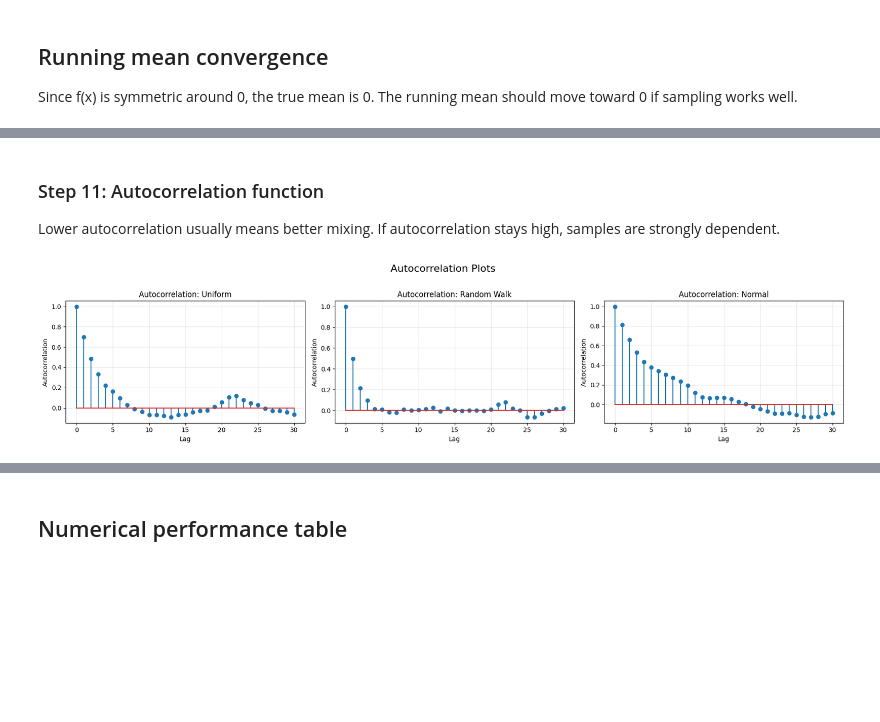
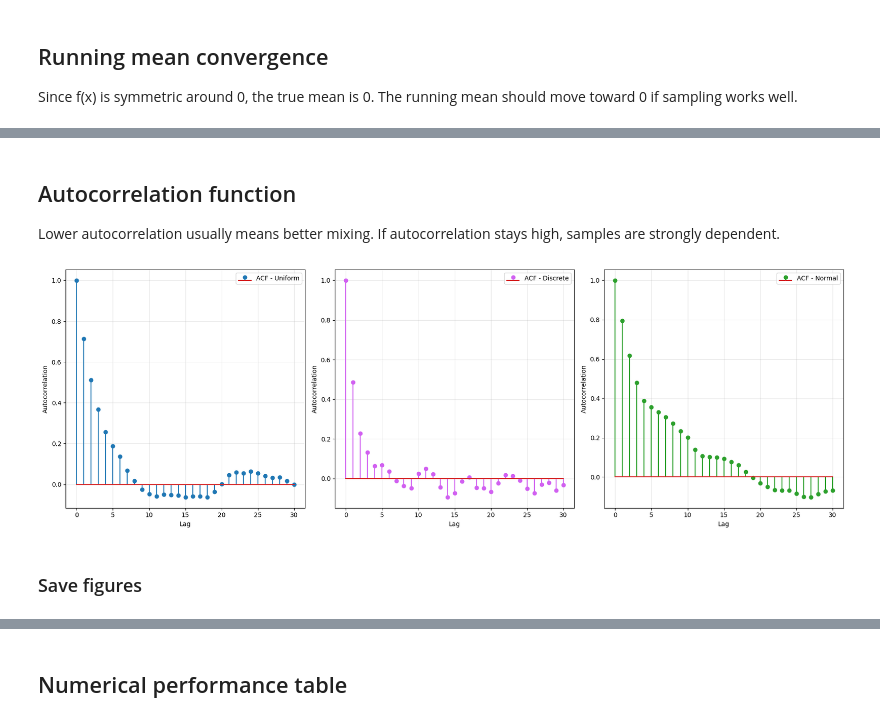
Before and after one commit to wakeupat4am/MATH4010--Advanced-Prob-Stat----Final-Project, a Jupyter notebook: Problem & Visualization/Problem 2/Problem_2.ipynb, the cells around one changed output, grey strips where cells are left out. Saved outputs shown, nothing was run; the diff lists cells and outputs as text; code cells hidden in the pictures; blank space fills up the shorter version.

```diff
--- a/Problem & Visualization/Problem 2/Problem_2.ipynb
+++ b/Problem & Visualization/Problem 2/Problem_2.ipynb
@@ -127,7 +140,7 @@ true_density = target_fn(x_vals, Z)
 N = 1000
 B1, B2, B3 = 30, 30, 30
 UNIFORM_STEP = 1
-RW_STEP = 1
+DISCRETE_STEP = 1
 SIGMA = 0.5
 INITIAL_X = 0.0
 metropolis_results = {}
@@ -138,14 +151,14 @@ true_density = target_fn(x_vals, Z)
 # Metropolis samples
 samples_uniform, acc_uniform = universal_metropolis_sampler(dist="uniform", num_samples=N, z=Z,
                                                             initial_x=INITIAL_X, step_size=UNIFORM_STEP)
-samples_rw, acc_rw = universal_metropolis_sampler(dist="rw", num_samples=N, z=Z,
-                                                  initial_x=INITIAL_X, step_size=RW_STEP)
+samples_discrete, acc_discrete = universal_metropolis_sampler(dist="discrete", num_samples=N, z=Z,
+                                                  initial_x=INITIAL_X, step_size=DISCRETE_STEP)
 samples_normal, acc_normal = universal_metropolis_sampler(dist="normal", num_samples=N, z=Z,
                                                           initial_x=INITIAL_X, sigma=SIGMA)
 
 # Save results
 metropolis_results["Uniform"] = {"samples": samples_uniform, "acceptance_rate": acc_uniform}
-metropolis_results["Random Walk"] = {"samples": samples_rw, "acceptance_rate": acc_rw}
+metropolis_results["Discrete"] = {"samples": samples_discrete, "acceptance_rate": acc_discrete}
 metropolis_results["Normal"] = {"samples": samples_normal, "acceptance_rate": acc_normal}
 # %% [output]
 Acceptance rate: 0.7197
@@ -210,23 +333,24 @@ plt.show()
 ## Running mean convergence
 Since f(x) is symmetric around 0, the true mean is 0. The running mean should move toward 0 if sampling works well.
 # %%
-fig, axes = plt.subplots(1, 3, figsize=(18, 4))
+fig, axes = plt.subplots(1, 3, figsize=(18, 6))
 
 for ax, (proposal_name, result) in zip(axes, metropolis_results.items()):
 
     samples = result["samples"]
     running_mean = np.cumsum(samples) / np.arange(1, len(samples) + 1)
 
-    ax.plot(running_mean, linewidth=1.5, label="Running mean")
-    ax.axhline(0, linestyle="--", linewidth=1.5, label="True mean = 0")
+    ax.plot(running_mean, linewidth=1.5, color=PROPOSAL_COLORS[proposal_name], label=f"Running mean - {proposal_name}")
+    ax.axhline(0, linestyle="--", linewidth=1.5, color="#666666", label="True mean = 0")
 
-    ax.set_title(f"Running Mean: {proposal_name}")
     ax.set_xlabel("Iteration")
     ax.set_ylabel("Mean estimate")
     ax.grid(True, alpha=0.3)
     ax.legend(fontsize=8)
+    sample_mean = np.mean(samples)
+    print(f"{proposal_name} sample mean: {sample_mean:.4f}")
 
-plt.suptitle("Running Mean Convergence", fontsize=16, y=1.02)
+plt.suptitle("Running Mean Convergence", fontsize=16)
 plt.tight_layout()
 plt.show()
 # %% [output]
@@ -233,0 +363,14 @@ plt.show()
+# %%
+for proposal_name, result in metropolis_results.items():
+
+    samples = result["samples"]
+    running_mean = np.cumsum(samples) / np.arange(1, len(samples) + 1)
+
+    plt.plot(running_mean, linewidth=1.5, color=PROPOSAL_COLORS[proposal_name], label=f"Running mean - {proposal_name}")
+    plt.axhline(0, linestyle="--", linewidth=1.5, color="#666666", label="True mean = 0")
+    plt.xlabel("Iteration")
+    plt.ylabel("Mean estimate")
+    plt.grid(True, alpha=0.3)
+    plt.legend(fontsize=8)
+    plt.savefig(f"../../Figures/running_mean_{proposal_name}_2c", dpi=800)
+    plt.show()
@@ -234,5 +381,5 @@ plt.show()
 # %% [markdown]
-### Step 11: Autocorrelation function
+## Autocorrelation function
 Lower autocorrelation usually means better mixing. If autocorrelation stays high, samples are strongly dependent.
 # %%
 def autocorrelation(samples, max_lag=50):
@@ -260,26 +407,30 @@ def autocorrelation(samples, max_lag=50):
 # %%
 max_lag = 30
 
-fig, axes = plt.subplots(1, 3, figsize=(18, 4))
+
+fig, axes = plt.subplots(1, 3, figsize=(18, 6))
 axes = axes.flatten()
 
 for ax, (proposal_name, result) in zip(axes, metropolis_results.items()):
 
     samples = result["samples"]
     acf_values = autocorrelation(samples, max_lag=max_lag)
 
     markerline, stemlines, baseline = ax.stem(
         range(max_lag + 1),
-        acf_values
+        acf_values, label=f'ACF - {proposal_name}'
     )
+    plt.setp(markerline, color=PROPOSAL_COLORS[proposal_name])
+    plt.setp(stemlines, color=PROPOSAL_COLORS[proposal_name])
+    ax.legend()
 
-    ax.set_title(f"Autocorrelation: {proposal_name}")
     ax.set_xlabel("Lag")
     ax.set_ylabel("Autocorrelation")
     ax.grid(True, alpha=0.3)
 
-plt.suptitle("Autocorrelation Plots", fontsize=16, y=1.02)
 plt.tight_layout()
 plt.show()
 # %% [output]
-[figure, old version]
+[figure, new version]
+# %% [markdown]
+### Save figures
```
Also changed, not shown: parts of 61 cells of this notebook, 20 other files.
